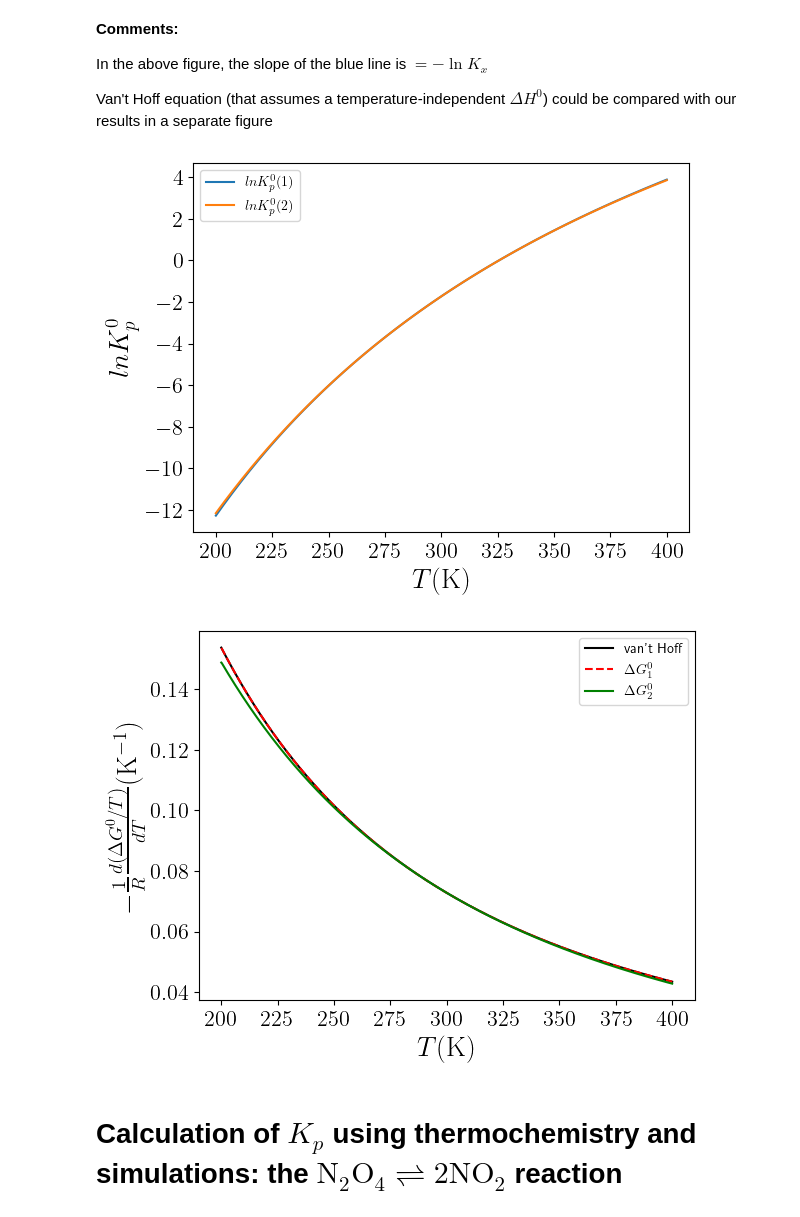
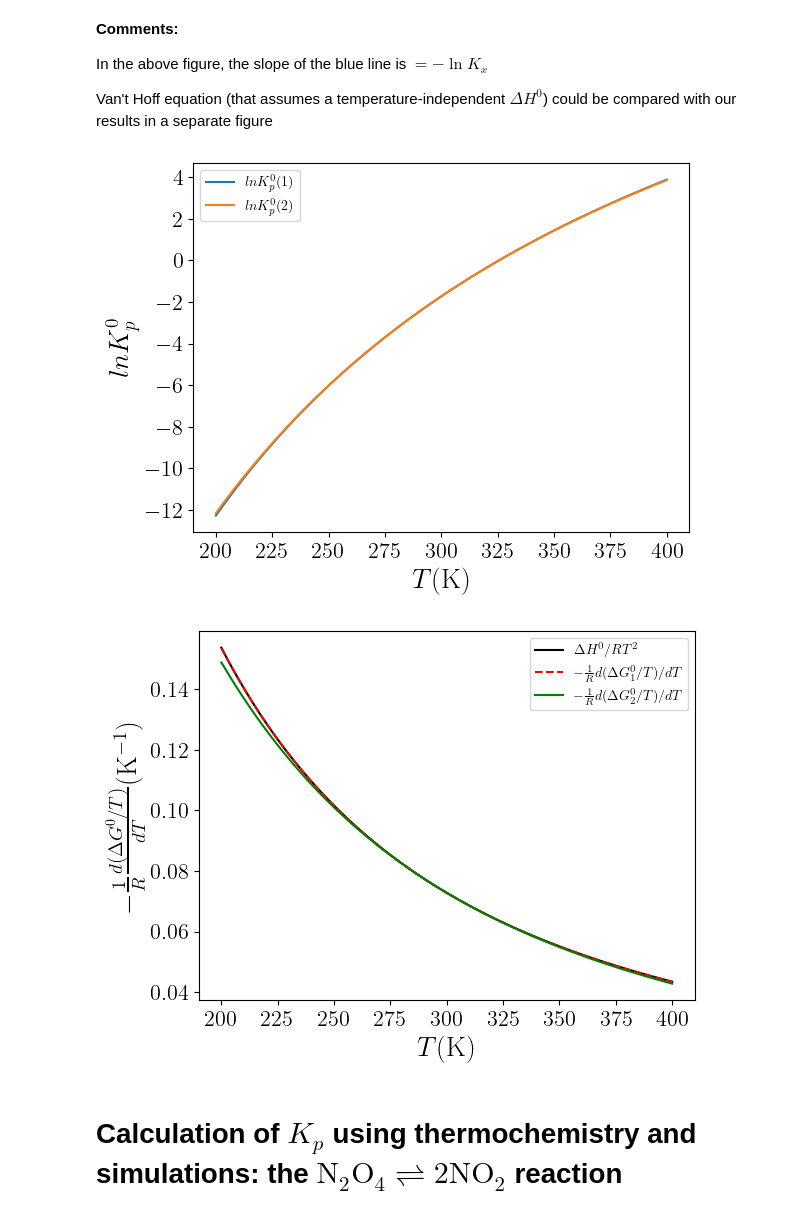
Before and after one commit to emartineznunez/Kp, a Jupyter notebook: kp.ipynb, the cells around one changed output. Cells and saved outputs as stored; diff of their text form; code cells hidden in the pictures.

```diff
--- a/kp.ipynb
+++ b/kp.ipynb
@@ -522,37 +522,37 @@ T = np.linspace(200,400,1000)
 
 lnkp1 = - deltaG1_T(DH0,DS0,sum(nui),T) / R / T
 lnkp2 = - deltaG2_T(DH0,DS0,sum(nui),T) / R / T
 
 slope1 = np.gradient(lnkp1,T)
 slope2 = np.gradient(lnkp2,T)
 
 
 plt.plot(T,lnkp1,label='$ln K_p^0 (1)$')
 plt.plot(T,lnkp2,label='$ln K_p^0 (2)$')
 plt.xticks(fontsize=16)
 plt.yticks(fontsize=16)
 plt.ylabel('$ln K_p^0$',fontsize=20)
 plt.xlabel('$T (\mathrm{K})$',fontsize=20)
 plt.legend()
 plt.show()
 
 deltaHoverRT2 = DH0 / (R * T ** 2) + 4 * sum(nui) * (T - 298.15) / T ** 2
 
 
 
-plt.plot(T,deltaHoverRT2,'-',color='black',label='van\'t Hoff')
-plt.plot(T,slope1,'--',color='red',label=r'$\Delta G_1^0$')
-plt.plot(T,slope2,'-',color='green',label=r'$\Delta G_2^0$')
+plt.plot(T,deltaHoverRT2,'-',color='black',label=r'$\Delta H^0/RT^2$')
+plt.plot(T,slope1,'--',color='red',label=r'$-\frac{1}{R}d(\Delta G_1^0/T)/dT $')
+plt.plot(T,slope2,'-',color='green',label=r'$-\frac{1}{R}d(\Delta G_2^0/T)/dT $')
 plt.xticks(fontsize=16)
 plt.yticks(fontsize=16)
 plt.ylabel(r'$-\frac{1}{R}\frac{d(\Delta G^0/T)}{dT} (\mathrm{K}^{-1})$',fontsize=20)
 plt.xlabel(r'$T (\mathrm{K})$',fontsize=20)
 plt.legend()
 plt.savefig('vanhoff.svg',bbox_inches='tight')
 plt.show()
 # %% [output]
 [figure]
-[figure, old version]
+[figure, new version]
 # %% [markdown]
 # **Calculation of $K_p$ using thermochemistry and simulations: the $\mathrm{N}_{2}\mathrm{O}_{4} \rightleftharpoons 2 \mathrm{NO}_{2}$ reaction**
 # %%
```
